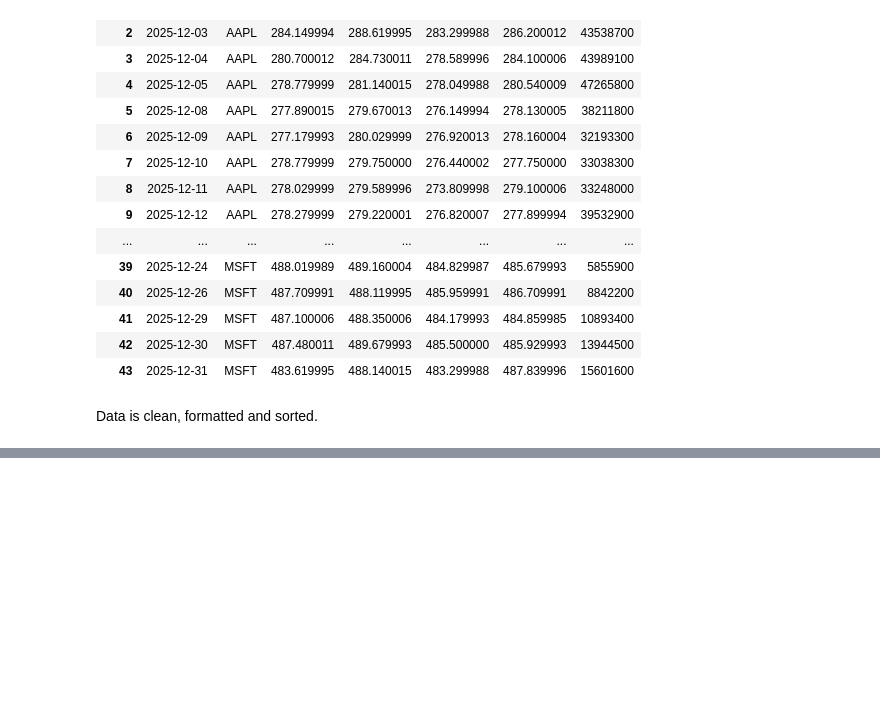
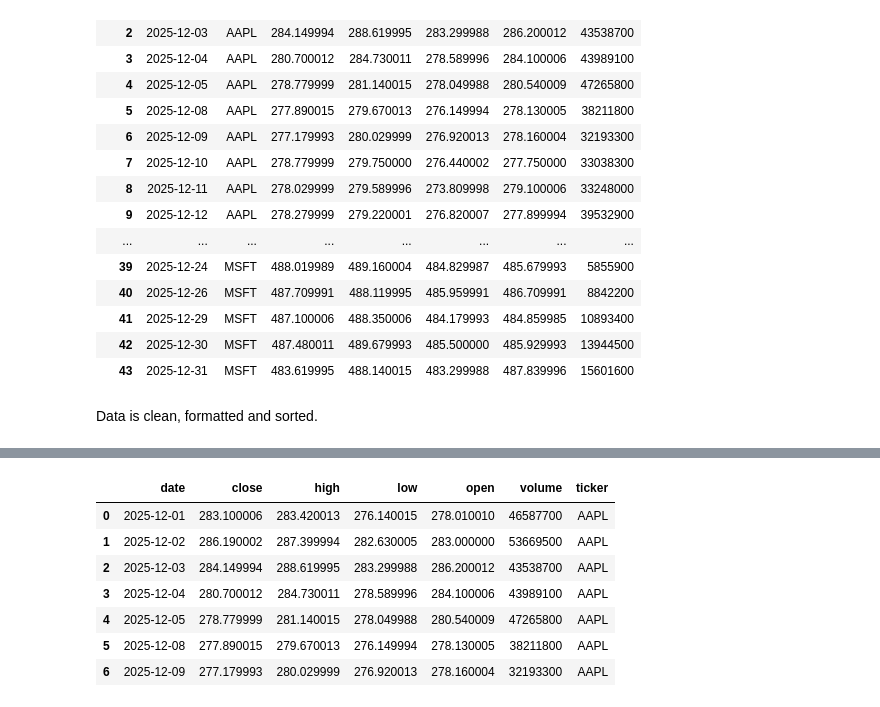
Before and after one commit to JulianGut2/Finance_ML, a Jupyter notebook: Finance Project/notebooks/yfinance_exploration.ipynb, the cells around one changed output, grey strips where cells are left out. Cells and saved outputs as stored; diff of their text form; code cells hidden in the pictures; blank space fills up the shorter version.

```diff
--- a/Finance Project/notebooks/yfinance_exploration.ipynb
+++ b/Finance Project/notebooks/yfinance_exploration.ipynb
@@ -124,0 +213,19 @@ Data is clean, formatted and sorted.
+# %%
+if hasattr(df1.columns, 'levels'):
+    df1.columns = df1.columns.get_level_values(0)
+
+
+df1.columns.name = None
+
+df1 = df1.rename(columns = {"Date": "date"})
+
+df1
+# %% [output]
+|  | date | close | high | low | open | volume | ticker |
+| 0 | 2025-12-01 | 283.100006 | 283.420013 | 276.140015 | 278.010010 | 46587700 | AAPL |
+| 1 | 2025-12-02 | 286.190002 | 287.399994 | 282.630005 | 283.000000 | 53669500 | AAPL |
+| 2 | 2025-12-03 | 284.149994 | 288.619995 | 283.299988 | 286.200012 | 43538700 | AAPL |
+| 3 | 2025-12-04 | 280.700012 | 284.730011 | 278.589996 | 284.100006 | 43989100 | AAPL |
+| 4 | 2025-12-05 | 278.779999 | 281.140015 | 278.049988 | 280.540009 | 47265800 | AAPL |
+| 5 | 2025-12-08 | 277.890015 | 279.670013 | 276.149994 | 278.130005 | 38211800 | AAPL |
+| 6 | 2025-12-09 | 277.179993 | 280.029999 | 276.920013 | 278.160004 | 32193300 | AAPL |
```
Also changed, not shown: parts of 4 cells of this notebook.
